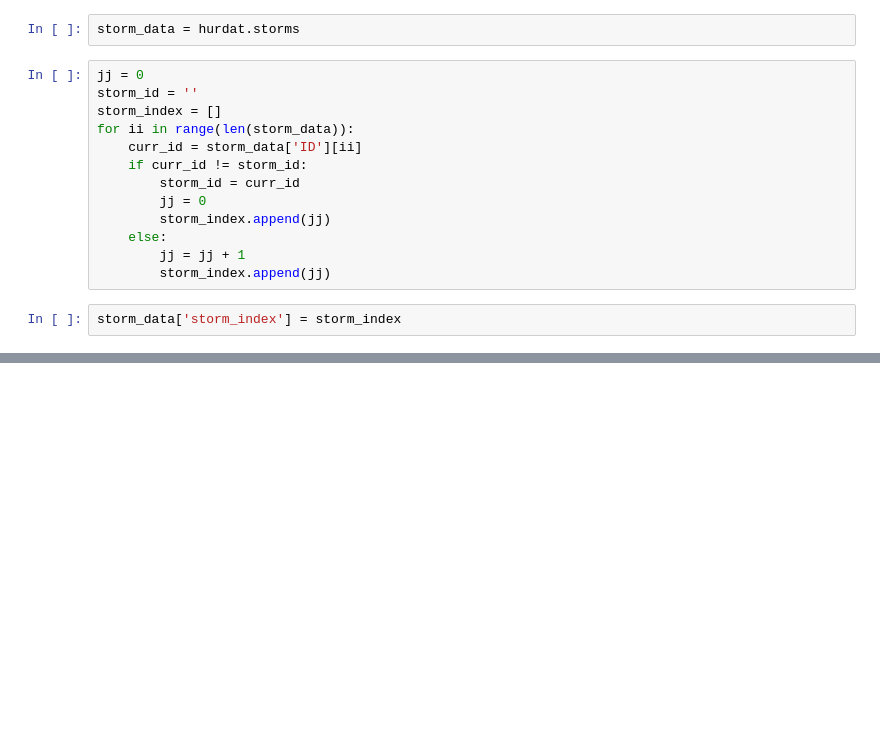
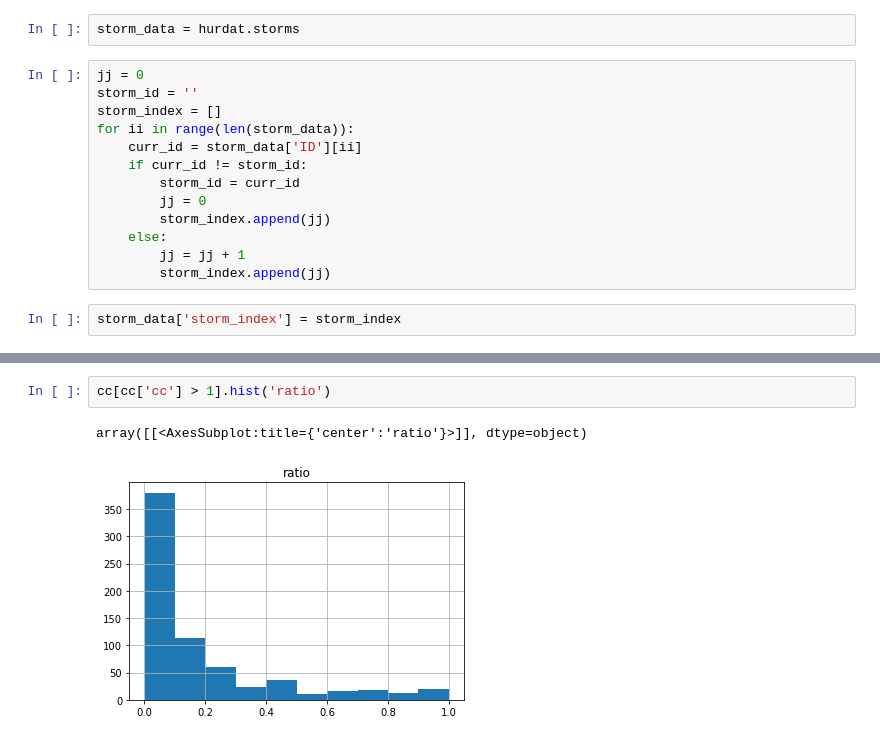
Before and after one commit to galenvincent/tc-wind-shear, a Jupyter notebook: ic_eda.ipynb, the cells around one changed output, grey strips where cells are left out. Saved outputs shown, nothing was run; the diff lists cells and outputs as text; blank space fills up the shorter version.

```diff
--- a/ic_eda.ipynb
+++ b/ic_eda.ipynb
@@ -107,0 +382,5 @@ storm_data.to_csv('data/int_circ_min_summary_detailed_vortex.csv', index = False
+# %%
+cc[cc['cc'] > 1].hist('ratio')
+# %% [output]
+array([[<AxesSubplot:title={'center':'ratio'}>]], dtype=object)
+[figure, added]
```
Also changed, not shown: parts of 17 cells of this notebook, 4 other files.
